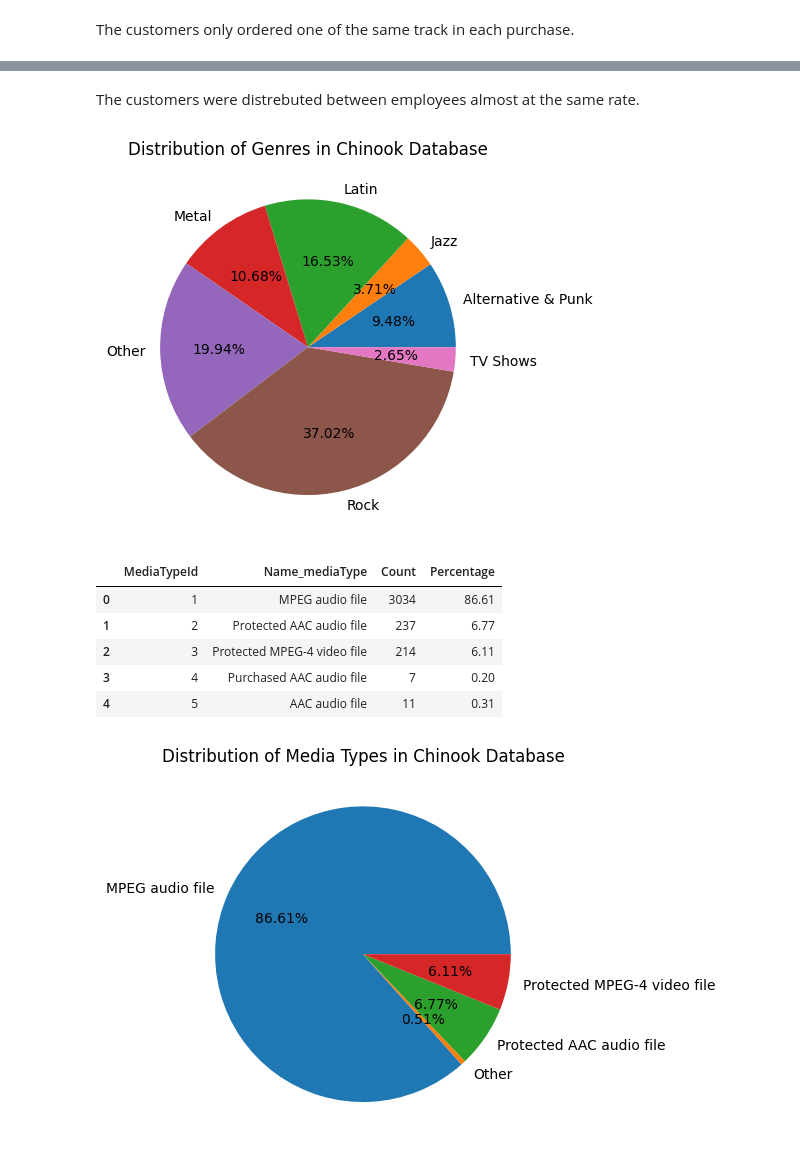
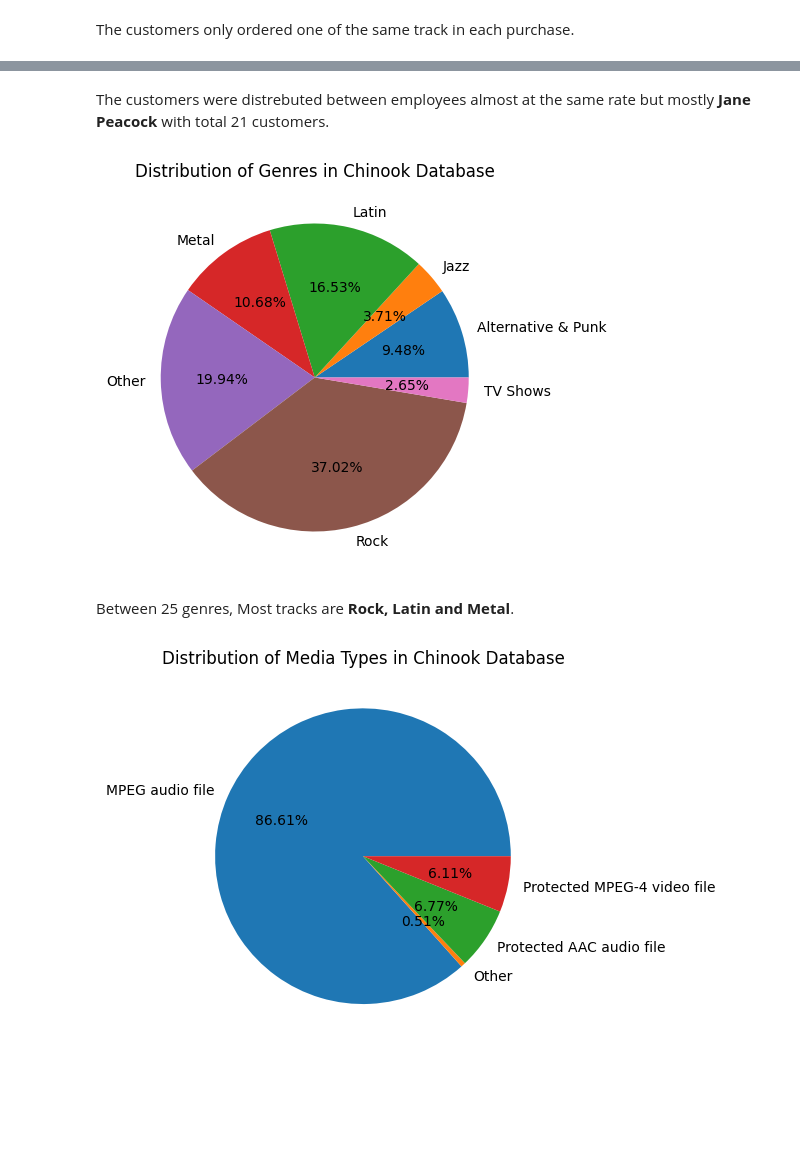
Before and after one commit to Neghfa/chinook_analysis, a Jupyter notebook: notebooks/Chinook Analysis.ipynb, the cells around one changed output, grey strips where cells are left out. Drawn from its saved outputs; the diff is of its cells as text; code cells hidden in the pictures; blank space fills up the shorter version.

```diff
--- a/notebooks/Chinook Analysis.ipynb
+++ b/notebooks/Chinook Analysis.ipynb
@@ -10,7 +14,7 @@ import geopandas as gpd
 # %% [markdown]
 ## 1- Connecting and loading Chinook database
 # %%
-with open('config/db_config.json', 'r') as config_file:
+with open('../db_config.json', 'r') as config_file:
     db_config = json.load(config_file)
 # %%
 conn = mysql.connector.connect(
@@ -84,5 +184,5 @@ plt.pie(support_rep_count['Count'], labels=support_rep_count['SupportRepId'], au
 # %% [markdown]
-The customers were distrebuted between employees almost at the same rate.
+The customers were distrebuted between employees almost at the same rate but mostly **Jane Peacock** with total 21 customers.
 # %%
 genre_merged_track = pd.merge(track, genre, on='GenreId', suffixes=['_track','_genre'])
 genre_count = genre_merged_track.groupby(['GenreId','Name_genre'])['TrackId'].agg('count').reset_index(name='Count')
@@ -92,26 +190,20 @@ genre_count['Percentage'] = ((genre_count['Count'] / genre_count['Count'].sum())
 # %%
 genre_count['labels_combined'] = genre_count['Name_genre'].where(genre_count['Percentage'] >= 2.5, 'Other')
 genre_count_combined = genre_count.groupby('labels_combined', as_index=False)['Percentage'].agg('sum')
 
+plt.figure(figsize=(6,5))
 plt.pie(genre_count_combined['Percentage'], labels=genre_count_combined['labels_combined'], autopct='%1.2f%%')
 plt.title("Distribution of Genres in Chinook Database")
+
 plt.show()
 # %% [output]
-[figure, old version]
+[figure, new version]
+# %% [markdown]
+Between 25 genres, Most tracks are **Rock, Latin and Metal**.
 # %%
-mediaType
 mediaType_merged_track = pd.merge(track, mediaType, on='MediaTypeId', suffixes=['_track','_mediaType'])
 mediaType_count = mediaType_merged_track.groupby(['MediaTypeId','Name_mediaType'])['TrackId'].agg('count').reset_index(name='Count')
 mediaType_count['Percentage'] = ((mediaType_count['Count'] / mediaType_count['Count'].sum()) * 100).round(2)
-mediaType_count
-# genre_count
-# %% [output]
-|  | MediaTypeId | Name_mediaType | Count | Percentage |
-| 0 | 1 | MPEG audio file | 3034 | 86.61 |
-| 1 | 2 | Protected AAC audio file | 237 | 6.77 |
-| 2 | 3 | Protected MPEG-4 video file | 214 | 6.11 |
-| 3 | 4 | Purchased AAC audio file | 7 | 0.20 |
-| 4 | 5 | AAC audio file | 11 | 0.31 |
 # %%
 mediaType_count['labels_combined'] = mediaType_count['Name_mediaType'].where(mediaType_count['Percentage'] >= 5, 'Other')
 mediaType_count_combined = mediaType_count.groupby('labels_combined', as_index=False)['Percentage'].agg('sum')
```
Also changed, not shown: parts of 113 cells of this notebook.
